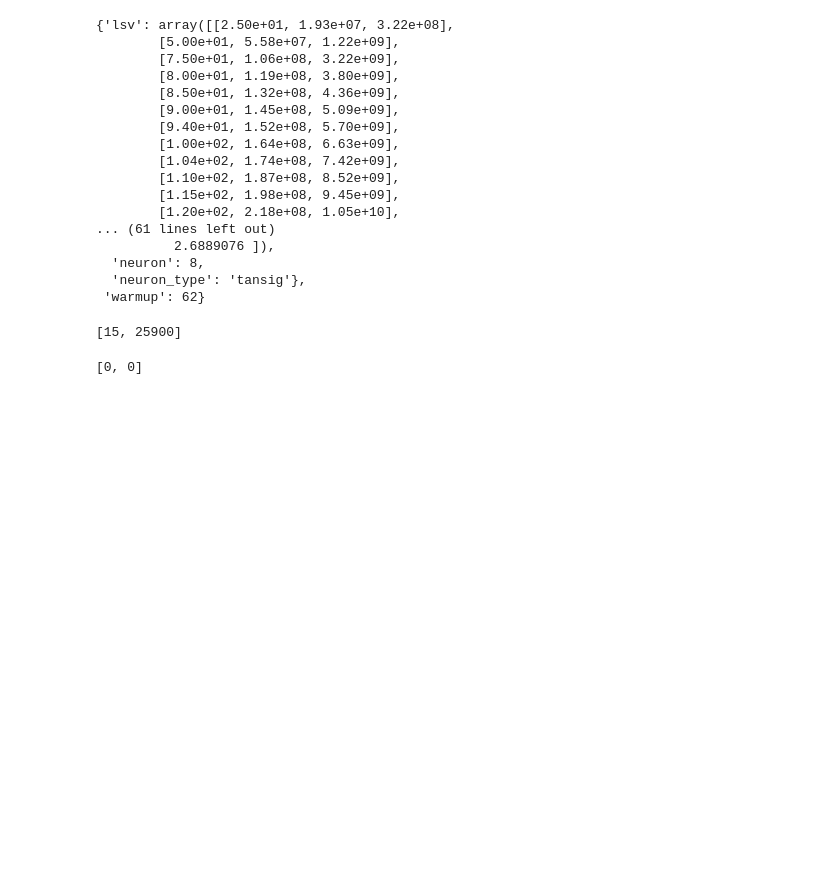
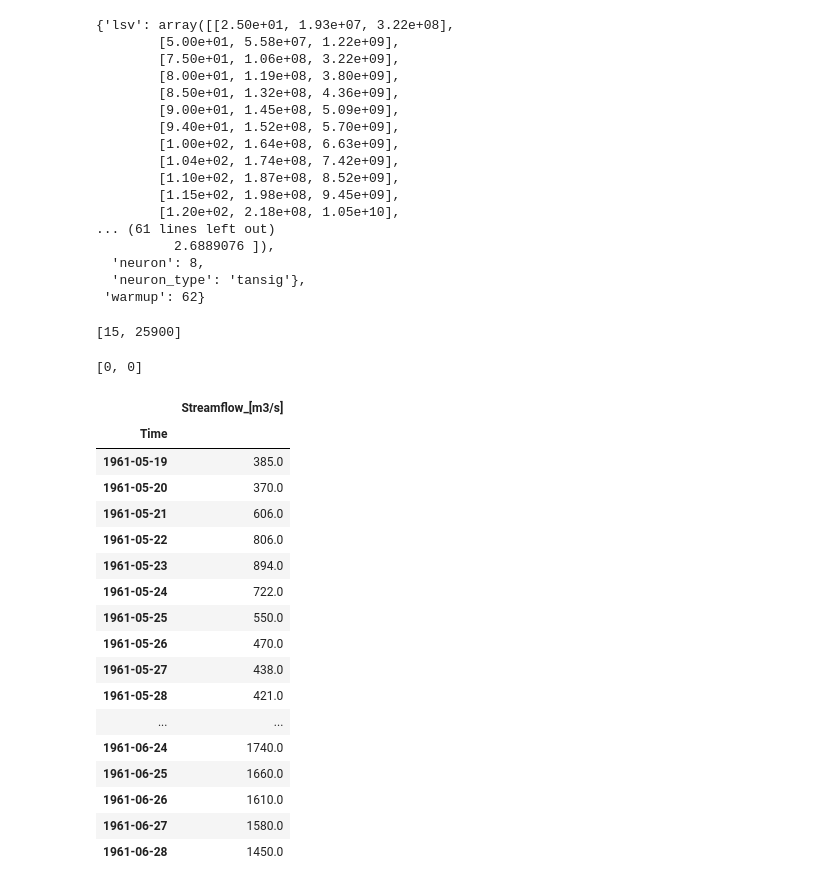
Before and after one commit to CooperBigFoot/optimal-wat-allocation, a Jupyter notebook: code/eda.ipynb, the cells around one changed output. Cells and saved outputs as stored; diff of their text form; code cells hidden in the pictures; blank space fills up the shorter version.

Commit message:
implement correct time slicing

```diff
--- a/code/eda.ipynb
+++ b/code/eda.ipynb
@@ -225,3 +259,26 @@ sys_params["sh"]["max_output"]
 sys_params["sh"]["min_output"]
 # %% [output]
 [0, 0]
+# %%
+a = read_a_mat('/Users/cooper/Desktop/optimal-wat-allocation/Script/MAT_data/a_hoabinh_K.mat')
+# %%
+a[1965:2006]
+# %% [output]
+|  | Streamflow_[m3/s] |
+| Time |  |
+| 1961-05-19 | 385.0 |
+| 1961-05-20 | 370.0 |
+| 1961-05-21 | 606.0 |
+| 1961-05-22 | 806.0 |
+| 1961-05-23 | 894.0 |
+| 1961-05-24 | 722.0 |
+| 1961-05-25 | 550.0 |
+| 1961-05-26 | 470.0 |
+| 1961-05-27 | 438.0 |
+| 1961-05-28 | 421.0 |
+| ... | ... |
+| 1961-06-24 | 1740.0 |
+| 1961-06-25 | 1660.0 |
+| 1961-06-26 | 1610.0 |
+| 1961-06-27 | 1580.0 |
+| 1961-06-28 | 1450.0 |
```
Also changed, not shown: parts of 10 cells of this notebook, 5 other files.
